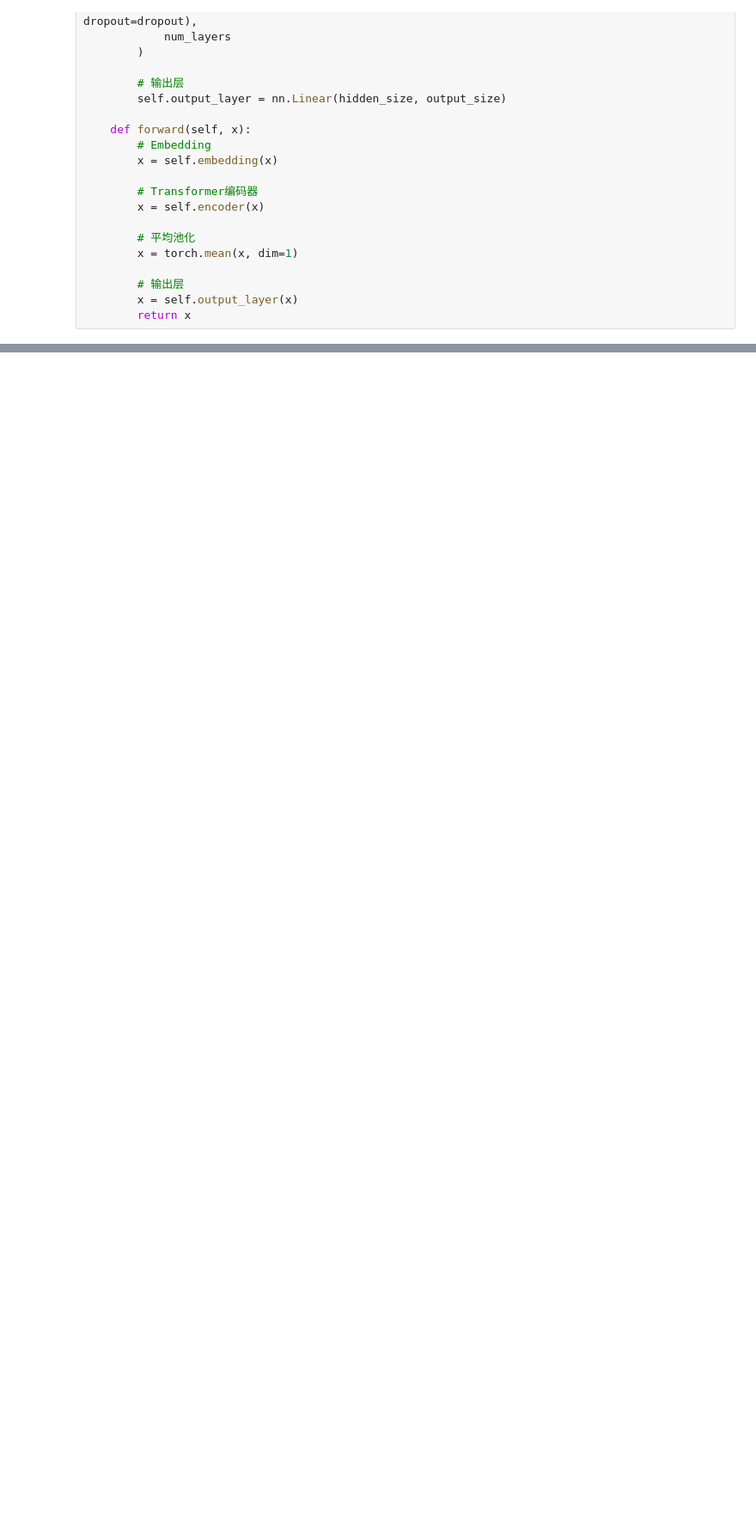
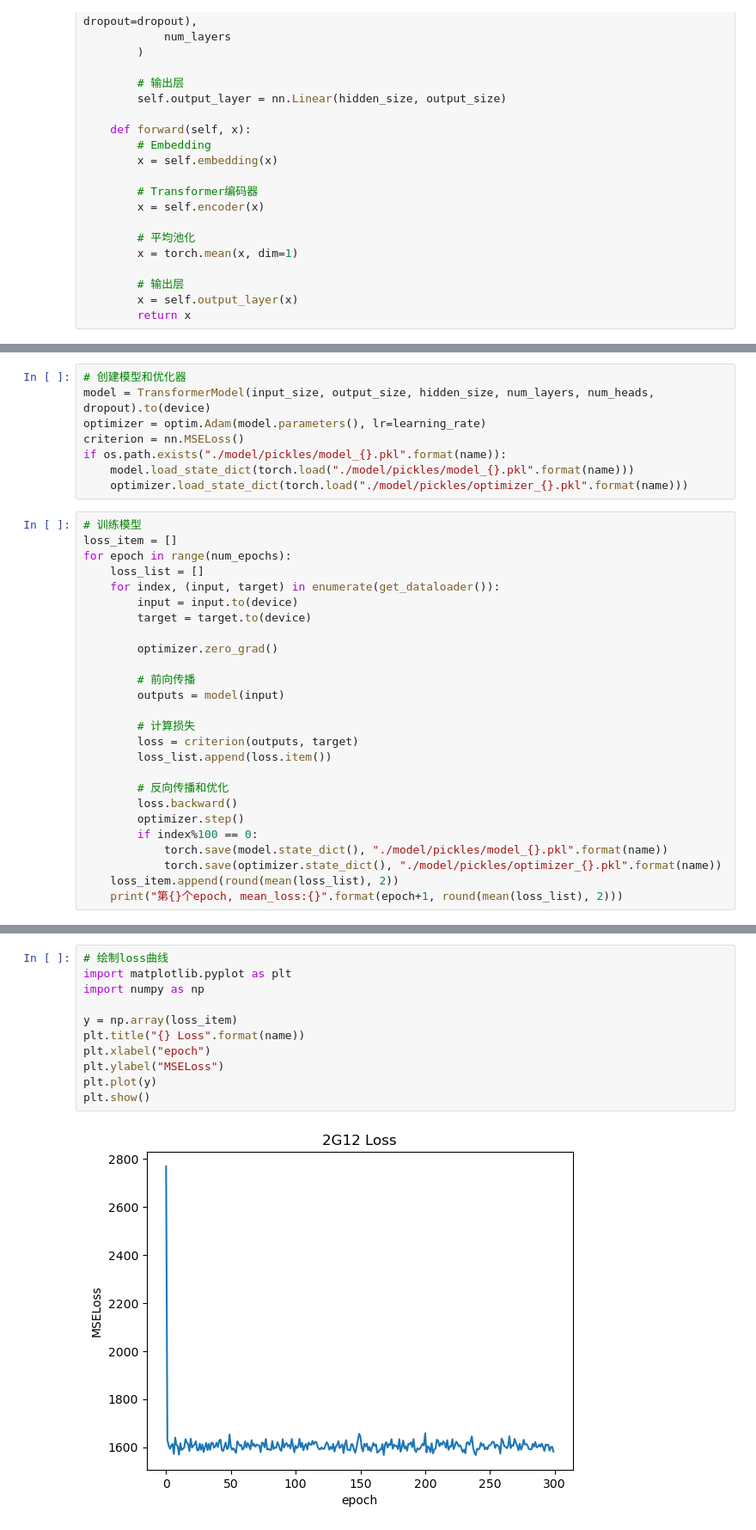
Before and after one commit to MatteeXie/HIV-1, a Jupyter notebook: regression.ipynb, the cells around one changed output, grey strips where cells are left out. Shown at 86% size. Drawn from its saved outputs; the diff is of its cells as text; blank space fills up the shorter version.

```diff
--- a/regression.ipynb
+++ b/regression.ipynb
@@ -234,0 +558,34 @@ plt.show()
+# %%
+# 创建模型和优化器
+model = TransformerModel(input_size, output_size, hidden_size, num_layers, num_heads, dropout).to(device)
+optimizer = optim.Adam(model.parameters(), lr=learning_rate)
+criterion = nn.MSELoss()
+if os.path.exists("./model/pickles/model_{}.pkl".format(name)):
+    model.load_state_dict(torch.load("./model/pickles/model_{}.pkl".format(name)))
+    optimizer.load_state_dict(torch.load("./model/pickles/optimizer_{}.pkl".format(name)))
+# %%
+# 训练模型
+loss_item = []
+for epoch in range(num_epochs):
+    loss_list = []
+    for index, (input, target) in enumerate(get_dataloader()):
+        input = input.to(device)
+        target = target.to(device)
+
+        optimizer.zero_grad()
+
+        # 前向传播
+        outputs = model(input)
+
+        # 计算损失
+        loss = criterion(outputs, target)
+        loss_list.append(loss.item())
+
+        # 反向传播和优化
+        loss.backward()
+        optimizer.step()
+        if index%100 == 0:
+            torch.save(model.state_dict(), "./model/pickles/model_{}.pkl".format(name))
+            torch.save(optimizer.state_dict(), "./model/pickles/optimizer_{}.pkl".format(name))
+    loss_item.append(round(mean(loss_list), 2))
+    print("第{}个epoch, mean_loss:{}".format(epoch+1, round(mean(loss_list), 2)))
@@ -234,0 +610,13 @@ plt.show()
+# %%
+# 绘制loss曲线
+import matplotlib.pyplot as plt
+import numpy as np
+
+y = np.array(loss_item)
+plt.title("{} Loss".format(name))
+plt.xlabel("epoch")
+plt.ylabel("MSELoss")
+plt.plot(y)
+plt.show()
+# %% [output]
+[figure, added]
```
Also changed, not shown: parts of 38 cells of this notebook, 40 other files.
